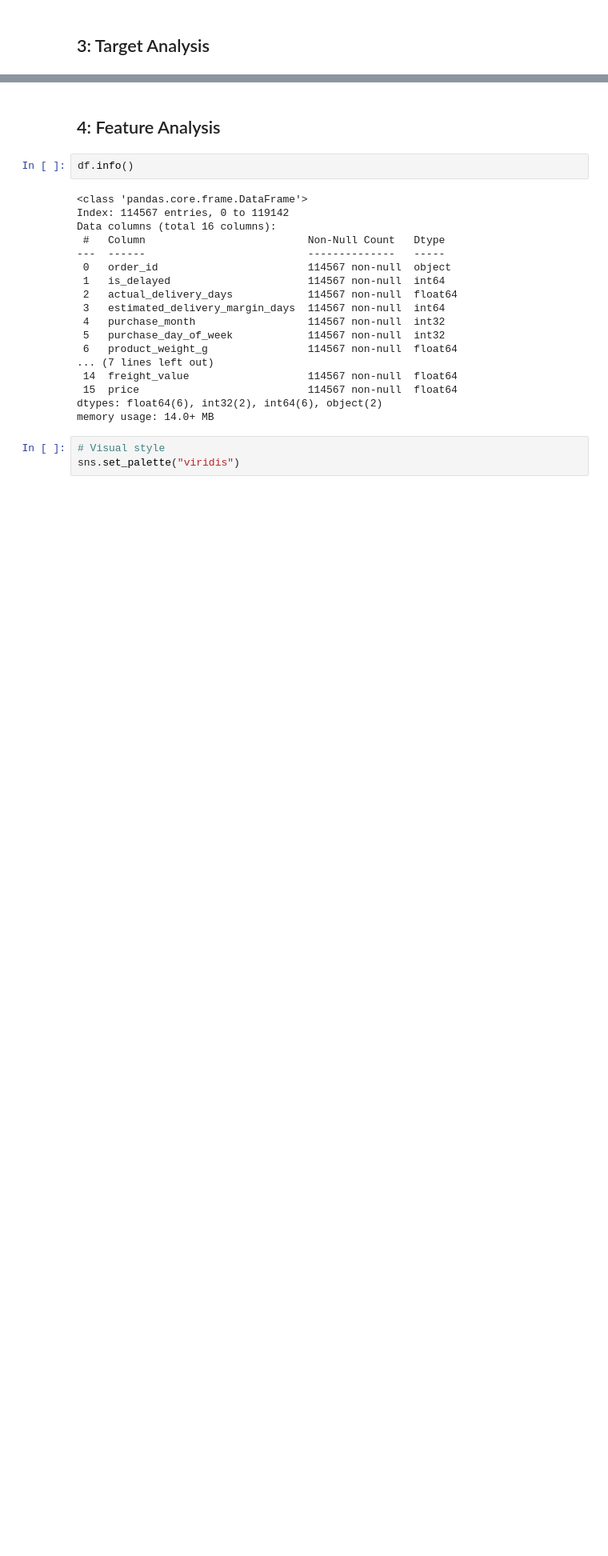
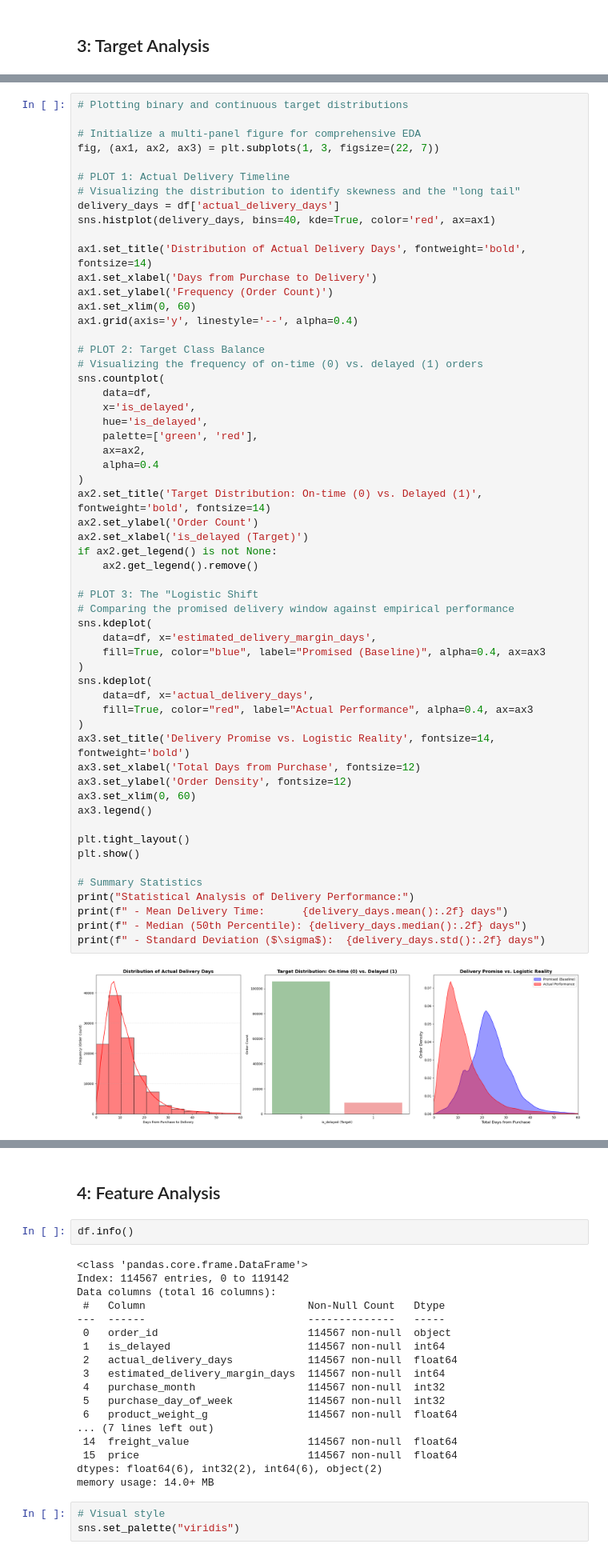
Before and after one commit to SergioBrPerez/Intelligence-Data-Analysis-ML-DL, a Jupyter notebook: 2-Intelligence/2.1-State_Analysis_&_Model_Selection_SBP.ipynb, the cells around one changed output, grey strips where cells are left out. Shown: that part at 80% size. Saved outputs shown, nothing was run; the diff lists cells and outputs as text; blank space fills up the shorter version.

```diff
--- a/2-Intelligence/2.1-State_Analysis_&_Model_Selection_SBP.ipynb
+++ b/2-Intelligence/2.1-State_Analysis_&_Model_Selection_SBP.ipynb
@@ -100,0 +56,59 @@ plt.show()
+# %%
+# Plotting binary and continuous target distributions
+
+# Initialize a multi-panel figure for comprehensive EDA
+fig, (ax1, ax2, ax3) = plt.subplots(1, 3, figsize=(22, 7))
+
+# PLOT 1: Actual Delivery Timeline
+# Visualizing the distribution to identify skewness and the "long tail"
+delivery_days = df['actual_delivery_days']
+sns.histplot(delivery_days, bins=40, kde=True, color='red', ax=ax1)
+
+ax1.set_title('Distribution of Actual Delivery Days', fontweight='bold', fontsize=14)
+ax1.set_xlabel('Days from Purchase to Delivery')
+ax1.set_ylabel('Frequency (Order Count)')
+ax1.set_xlim(0, 60)
+ax1.grid(axis='y', linestyle='--', alpha=0.4)
+
+# PLOT 2: Target Class Balance
+# Visualizing the frequency of on-time (0) vs. delayed (1) orders
+sns.countplot(
+    data=df,
+    x='is_delayed',
+    hue='is_delayed',
+    palette=['green', 'red'],
+    ax=ax2,
+    alpha=0.4
+)
+ax2.set_title('Target Distribution: On-time (0) vs. Delayed (1)', fontweight='bold', fontsize=14)
+ax2.set_ylabel('Order Count')
+ax2.set_xlabel('is_delayed (Target)')
+if ax2.get_legend() is not None:
+    ax2.get_legend().remove()
+
+# PLOT 3: The "Logistic Shift
+# Comparing the promised delivery window against empirical performance
+sns.kdeplot(
+    data=df, x='estimated_delivery_margin_days',
+    fill=True, color="blue", label="Promised (Baseline)", alpha=0.4, ax=ax3
+)
+sns.kdeplot(
+    data=df, x='actual_delivery_days',
+    fill=True, color="red", label="Actual Performance", alpha=0.4, ax=ax3
+)
+ax3.set_title('Delivery Promise vs. Logistic Reality', fontsize=14, fontweight='bold')
+ax3.set_xlabel('Total Days from Purchase', fontsize=12)
+ax3.set_ylabel('Order Density', fontsize=12)
+ax3.set_xlim(0, 60)
+ax3.legend()
+
+plt.tight_layout()
+plt.show()
+
+# Summary Statistics
+print("Statistical Analysis of Delivery Performance:")
+print(f" - Mean Delivery Time:      {delivery_days.mean():.2f} days")
+print(f" - Median (50th Percentile): {delivery_days.median():.2f} days")
+print(f" - Standard Deviation ($\sigma$):  {delivery_days.std():.2f} days")
+# %% [output]
+[figure, added]
```
Also changed, not shown: parts of 4 cells of this notebook, 4 other files.
